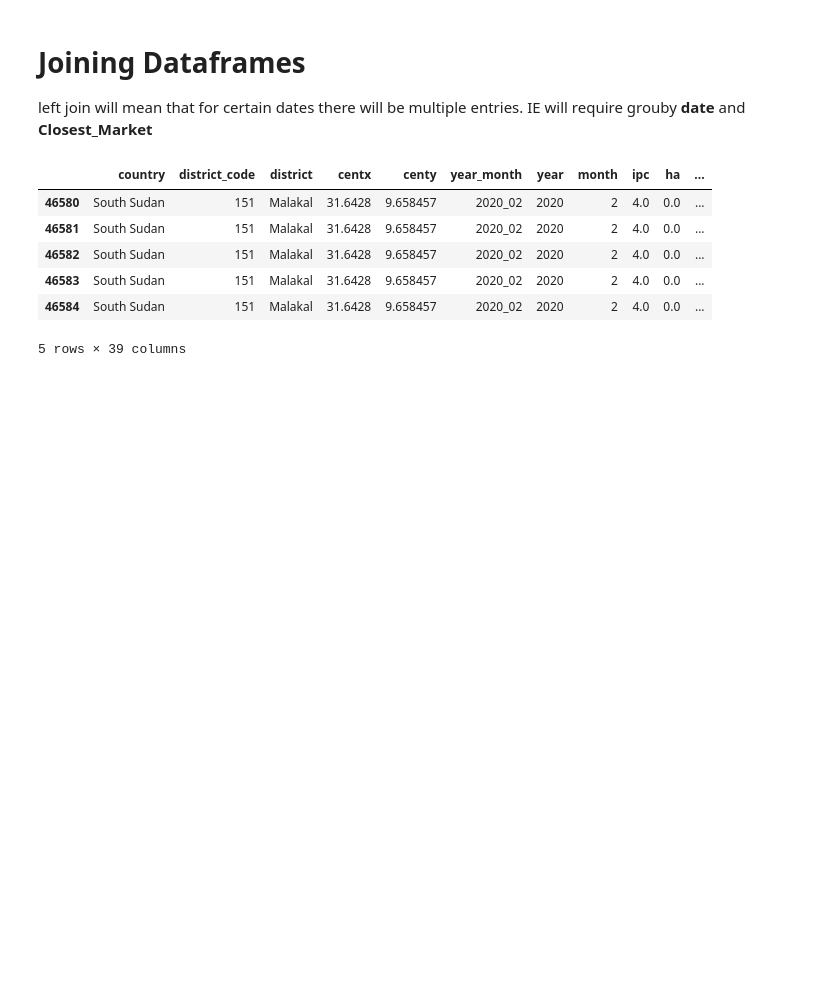
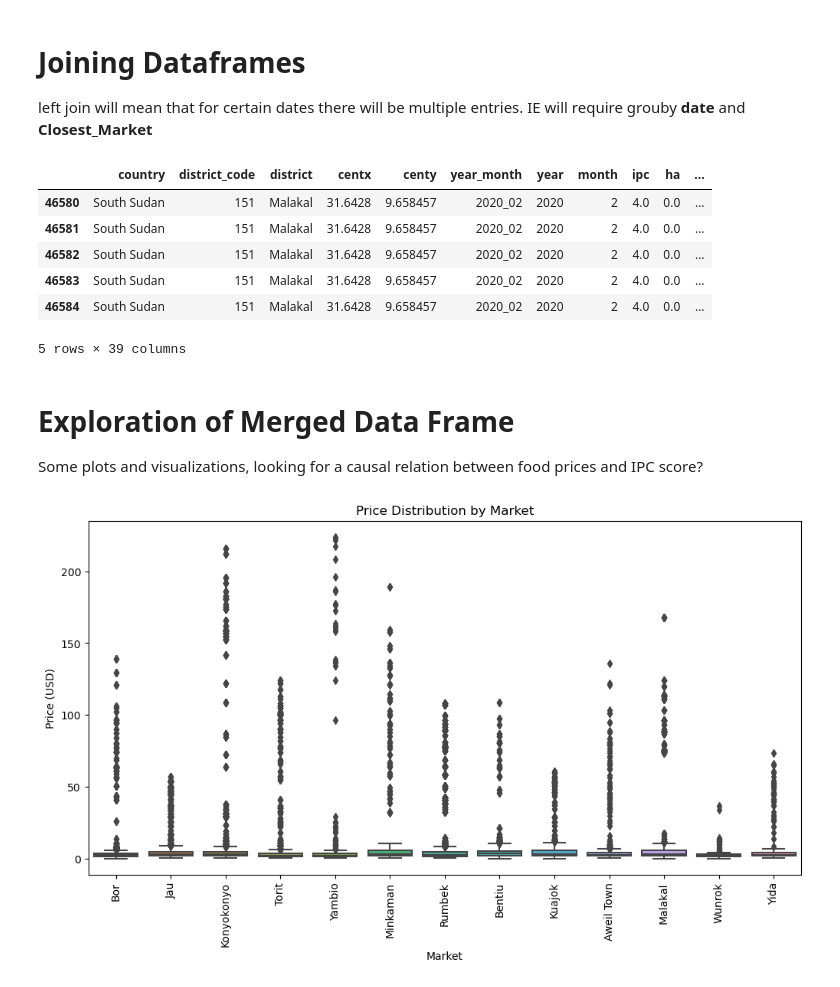
Before and after one commit to Joeryy/JBG060-DC3-23-24-group-2, a Jupyter notebook: merging_dfs.ipynb, the cells around one changed output. Saved outputs shown, nothing was run; the diff lists cells and outputs as text; code cells hidden in the pictures; blank space fills up the shorter version.

Commit message:
working with merged df

```diff
--- a/merging_dfs.ipynb
+++ b/merging_dfs.ipynb
@@ -96,3 +96,26 @@ final.tail()
 | 46583 | South Sudan | 151 | Malakal | 31.6428 | 9.658457 | 2020_02 | 2020 | 2 | 4.0 | 0.0 | ... |
 | 46584 | South Sudan | 151 | Malakal | 31.6428 | 9.658457 | 2020_02 | 2020 | 2 | 4.0 | 0.0 | ... |
 5 rows × 39 columns
+# %% [markdown]
+# Exploration of Merged Data Frame
+Some plots and visualizations, looking for a causal relation between food prices and IPC score?
+# %%
+import matplotlib.pyplot as plt
+import seaborn as sns
+
+# Load the cleaned dataset
+final = pd.read_csv('data/food_crises_cleaned_with_market_details.csv')
+
+# Convert 'date' column to datetime
+final['date'] = pd.to_datetime(final['date'])
+# %%
+# Create a boxplot to visualize the price distribution by market
+plt.figure(figsize=(12, 6))
+sns.boxplot(data=final, x='market', y='usdprice')
+plt.title('Price Distribution by Market')
+plt.xlabel('Market')
+plt.ylabel('Price (USD)')
+plt.xticks(rotation=90)
+plt.show()
+# %% [output]
+[figure, added]
```
Also changed, not shown: parts of 6 cells of this notebook, 1 other file.
